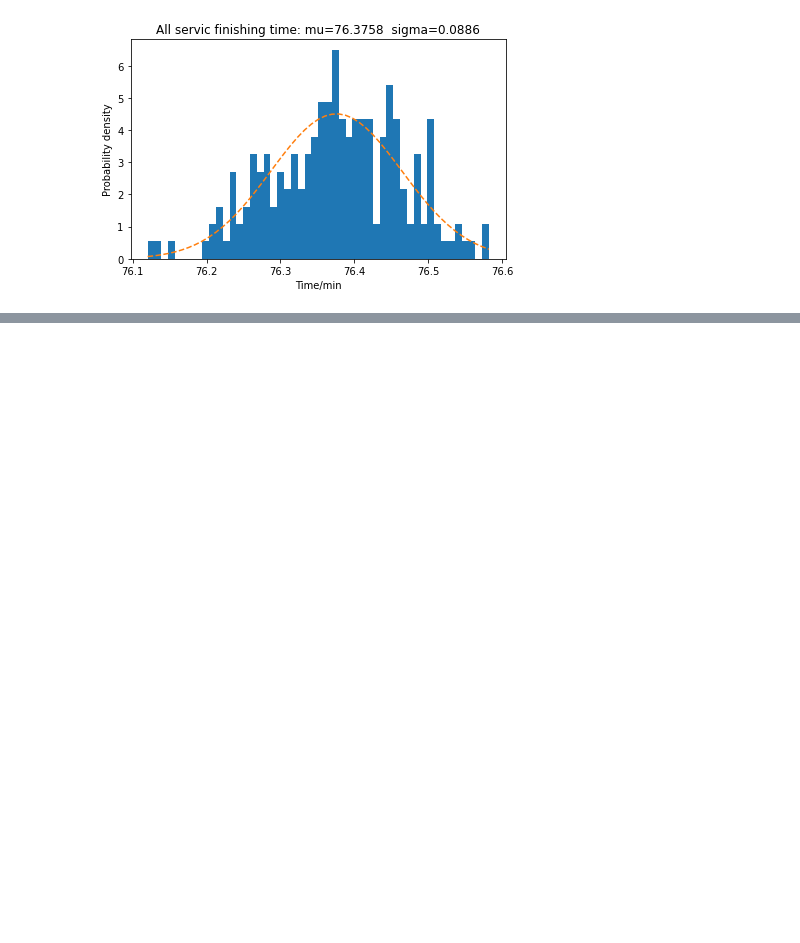
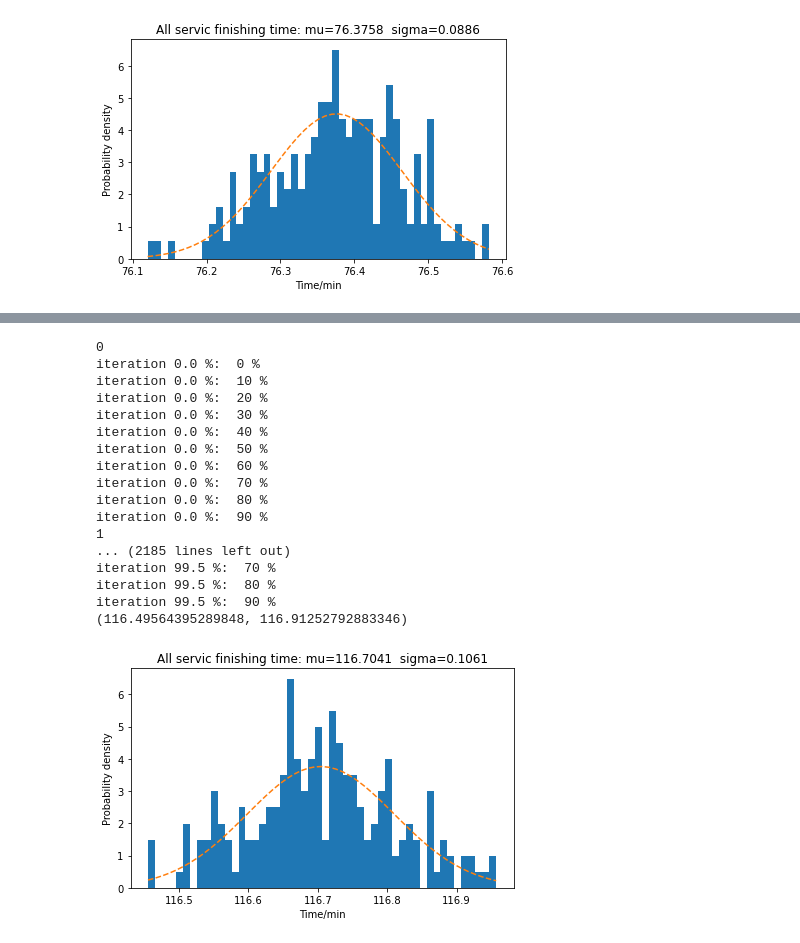
Before and after one commit to jiarui0000/summer_sem, a Jupyter notebook: Assignment_1.ipynb, the cells around one changed output, grey strips where cells are left out. Saved outputs shown, nothing was run; the diff lists cells and outputs as text; code cells hidden in the pictures; blank space fills up the shorter version.

```diff
--- a/Assignment_1.ipynb
+++ b/Assignment_1.ipynb
@@ -451,0 +611,47 @@ iteration 99.5 %:  90 %
+# %%
+x0 = []
+for i in range(200):
+    print(i)
+    x1 = []
+    for j in range(20000):
+        if j % 2000 == 0 :
+            print("iteration", round(i/2, 2), "%: ", j//200, "%")
+        x1.append(simulation_1.run(n_customers=20))
+    x0.append(np.mean(x1))
+x_warm_200_20000_1_1 = np.array(x0)
+print(conf_int_95(x_warm_200_20000_1_1))
+
+num_bins = 50
+mu, sigma = np.mean(x_warm_200_20000_1_1), np.std(x_warm_200_20000_1_1)
+fig, ax = plt.subplots()
+ax.set_title('All servic finishing time: mu='+str(round(mu, 4))+'  sigma='+str(round(sigma, 4)))
+ax.set_xlabel('Time/min')
+ax.set_ylabel('Probability density')
+
+n, bins, patches = ax.hist(x_warm_200_20000_1_1, num_bins, density=True)
+
+y = ((1 / (np.sqrt(2 * np.pi) * sigma)) *
+     np.exp(-0.5 * (1 / sigma * (bins - mu))**2))
+ax.plot(bins, y, '--')
+
+fig.tight_layout()
+plt.show()
+# %% [output]
+0
+iteration 0.0 %:  0 %
+iteration 0.0 %:  10 %
+iteration 0.0 %:  20 %
+iteration 0.0 %:  30 %
+iteration 0.0 %:  40 %
+iteration 0.0 %:  50 %
+iteration 0.0 %:  60 %
+iteration 0.0 %:  70 %
+iteration 0.0 %:  80 %
+iteration 0.0 %:  90 %
+1
+... (2185 lines left out)
+iteration 99.5 %:  70 %
+iteration 99.5 %:  80 %
+iteration 99.5 %:  90 %
+(116.49564395289848, 116.91252792883346)
+[figure, added]
```
Also changed, not shown: parts of 14 cells of this notebook.
